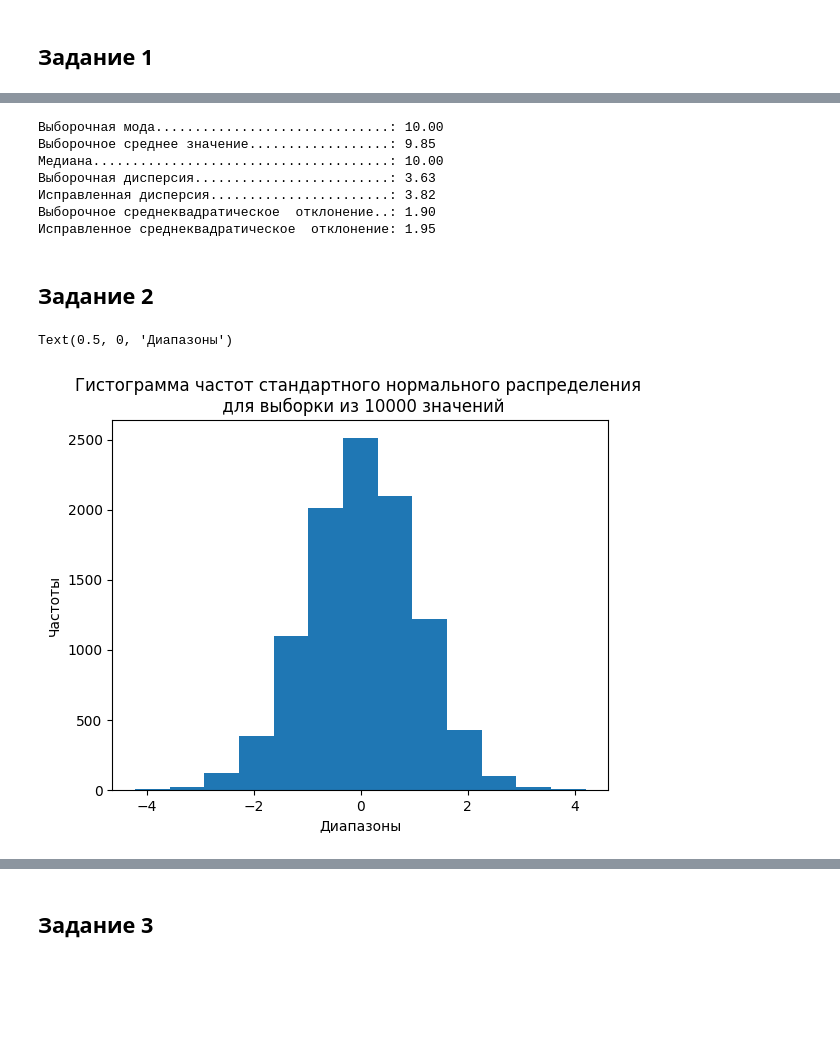
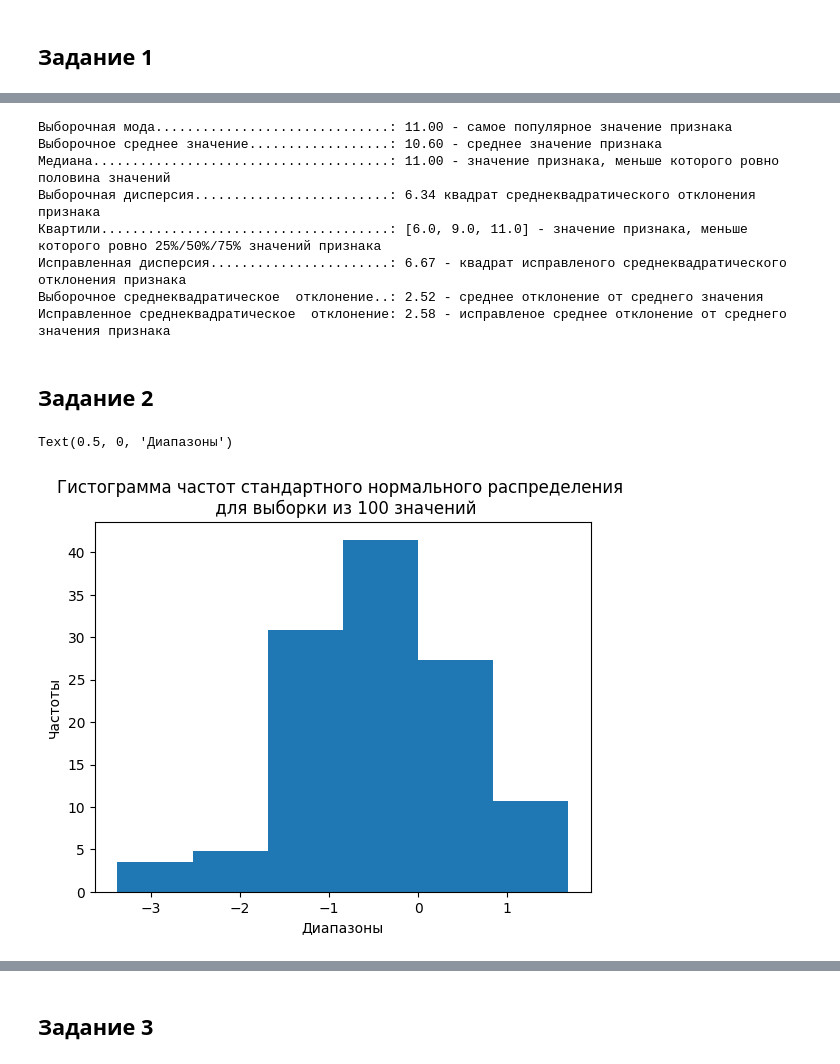
Before and after one commit to J0hnLenin/ADOMO, a Jupyter notebook: Zimin_Andrey_lab_06.ipynb, the cells around one changed output, grey strips where cells are left out. Drawn from its saved outputs; the diff is of its cells as text; code cells hidden in the pictures; blank space fills up the shorter version.

```diff
--- a/Zimin_Andrey_lab_06.ipynb
+++ b/Zimin_Andrey_lab_06.ipynb
@@ -10,6 +10,33 @@ import math
 
 %matplotlib inline
 plt.style.use('fast')
+# %%
+def empiric_cdf(y, n, value):
+  return np.sum([i<=value for i in y])/n
+def empiric_cdf_list(x, y, n):
+  return [empiric_cdf(y, n, i) for i in x]
+def print_stat(values):
+  if len(values) == 0:
+    return
+  if type(values[0]) == str:
+    v, counts = np.unique(values, return_counts= True )
+    mode_value = v[np.argwhere (counts == np.max (counts))][0][0]
+    print(f"Выборочная мода..............................: {mode_value} - самое популярное значение признака")
+  if type(values[0]) in (int, float, np.int64, np.float64):
+    print(f"""Выборочная мода..............................: {sts.mode(values).mode:.02f} - самое популярное значение признака
+Выборочное cреднее значение..................: {np.average(values):.02f} - среднее значение признака
+Медиана......................................: {np.median(values):.02f} - значение признака, меньше которого ровно половина значений
+Выборочная дисперсия.........................: {np.var(values):.02f} квадрат среднеквадратического отклонения признака
+Квартили.....................................: {[round(np.quantile(values,i/4), 2) for i in range(3)]} - значение признака, меньше которого ровно 25%/50%/75% значений признака
+Исправленная дисперсия.......................: {np.var(values, ddof=1):.02f} - квадрат исправленого среднеквадратического отклонения признака
+Выборочное среднеквадратическое  отклонение..: {np.std(values):.02f} - среднее отклонение от среднего значения
+Исправленное среднеквадратическое  отклонение: {np.std(values, ddof=1):.02f} - исправленое среднее отклонение от среднего значения признака""")
+def my_bar(x):
+  m = int(math.log2(n))
+  n_i, bins_edges = np.histogram(x, bins = m)
+  h = bins_edges[1] - bins_edges[0]
+  hist_d = n_i / h
+  return bins_edges[:-1], hist_d, h
 # %% [markdown]
 ## Задание 1
 # %%
@@ -72,27 +79,28 @@ plt.show()
 # %%
 print_stat(random_values)
 # %% [output]
-Выборочная мода..............................: 10.00
-Выборочное cреднее значение..................: 9.85
-Медиана......................................: 10.00
-Выборочная дисперсия.........................: 3.63
-Исправленная дисперсия.......................: 3.82
-Выборочное среднеквадратическое  отклонение..: 1.90
-Исправленное среднеквадратическое  отклонение: 1.95
+Выборочная мода..............................: 11.00 - самое популярное значение признака
+Выборочное cреднее значение..................: 10.60 - среднее значение признака
+Медиана......................................: 11.00 - значение признака, меньше которого ровно половина значений
+Выборочная дисперсия.........................: 6.34 квадрат среднеквадратического отклонения признака
+Квартили.....................................: [6.0, 9.0, 11.0] - значение признака, меньше которого ровно 25%/50%/75% значений признака
+Исправленная дисперсия.......................: 6.67 - квадрат исправленого среднеквадратического отклонения признака
+Выборочное среднеквадратическое  отклонение..: 2.52 - среднее отклонение от среднего значения
+Исправленное среднеквадратическое  отклонение: 2.58 - исправленое среднее отклонение от среднего значения признака
 # %% [markdown]
 ## Задание 2
 # %%
-n = 10000
+n = 100
 x = np.linspace(-4, 4, n)
 f = sts.norm()
 random_values = f.rvs(n)
-m = int(math.log2(n))
 
-plt.hist(random_values, m, density=False)
+y_values = my_bar(random_values)
+plt.bar(y_values[0], y_values[1], width=y_values[2])
 plt.title(f"Гистограмма частот стандартного нормального распределения \n для выборки из {n} значений")
 plt.ylabel('Частоты')
 plt.xlabel('Диапазоны')
 # %% [output]
 Text(0.5, 0, 'Диапазоны')
-[figure, old version]
+[figure, new version]
 # %%
```
Also changed, not shown: parts of 13 cells of this notebook, 10 other files.
